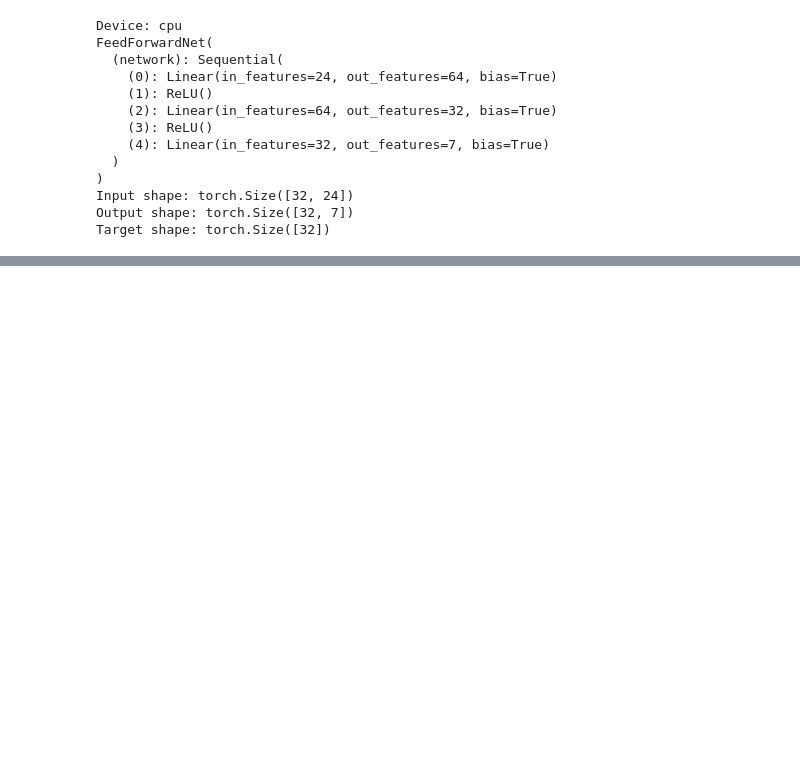
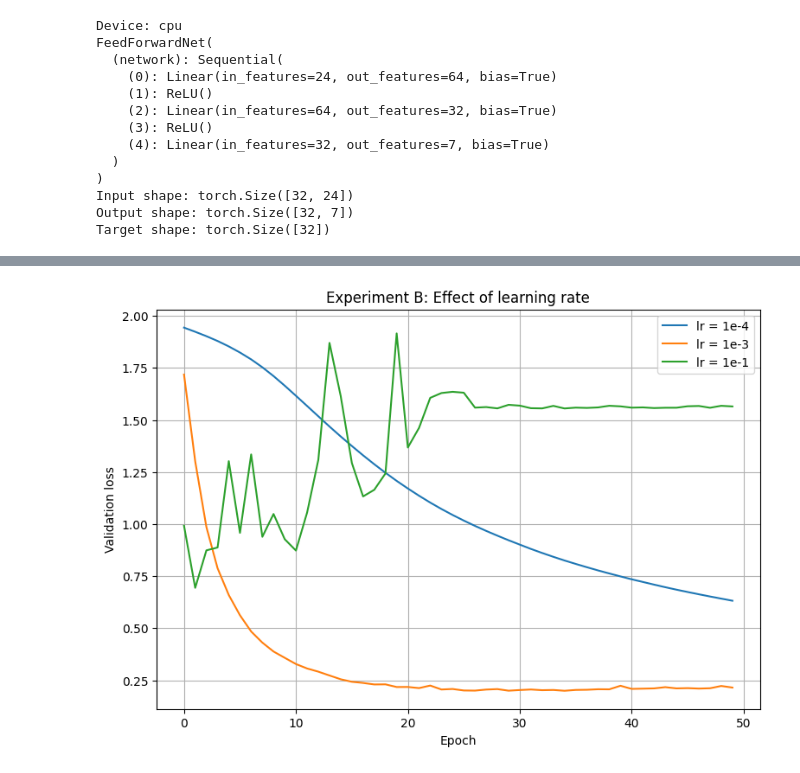
Before and after one commit to Babior/lab-3, a Jupyter notebook: lab_3.ipynb, the cells around one changed output, grey strips where cells are left out. Cells and saved outputs as stored; diff of their text form; code cells hidden in the pictures; blank space fills up the shorter version.

```diff
--- a/lab_3.ipynb
+++ b/lab_3.ipynb
@@ -867,0 +1041,41 @@ Best validation accuracy: 0.9644549763033176
+# %%
+# Experiment B
+learning_rate_results = {}
+
+learning_rate_results["lr = 1e-4"] = run_experiment(
+    hidden_sizes=(64, 32),
+    lr=1e-4,
+    batch_size=32,
+    epochs=50
+)
+
+learning_rate_results["lr = 1e-3"] = run_experiment(
+    hidden_sizes=(64, 32),
+    lr=1e-3,
+    batch_size=32,
+    epochs=50
+)
+
+learning_rate_results["lr = 1e-1"] = run_experiment(
+    hidden_sizes=(64, 32),
+    lr=1e-1,
+    batch_size=32,
+    epochs=50
+)
+
+plt.figure(figsize=(9, 6))
+
+for name, result in learning_rate_results.items():
+    plt.plot(
+        result["history"]["val_loss"],
+        label=name
+    )
+
+plt.xlabel("Epoch")
+plt.ylabel("Validation loss")
+plt.title("Experiment B: Effect of learning rate")
+plt.legend()
+plt.grid(True)
+plt.show()
+# %% [output]
+[figure, added]
```
Also changed, not shown: parts of 6 cells of this notebook.
